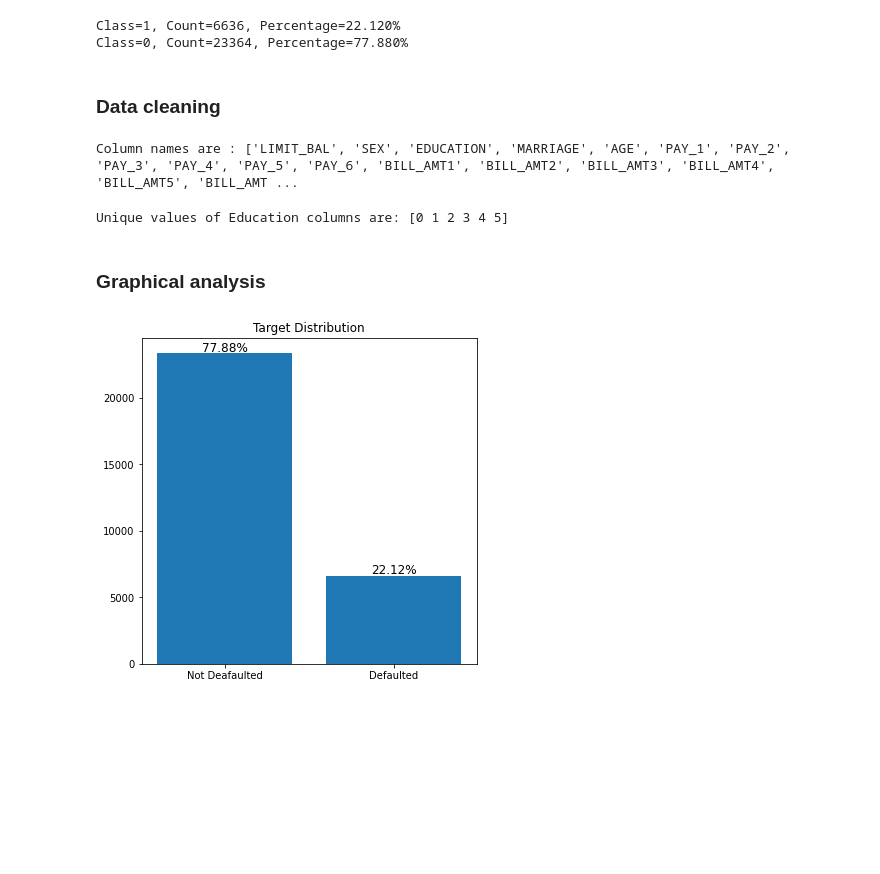
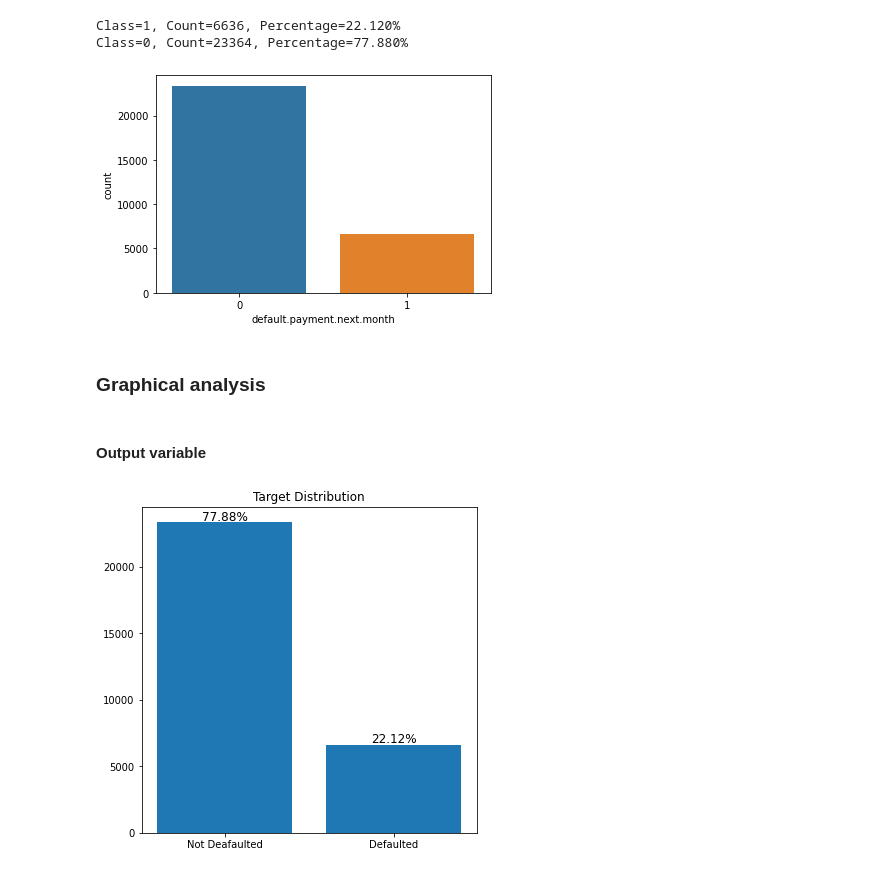
Before and after one commit to Bryan-Suelo/machine_learning, a Jupyter notebook: default_credit_card_clients/default_credit_card.ipynb, the cells around one changed output. Cells and saved outputs as stored; diff of their text form; code cells hidden in the pictures; blank space fills up the shorter version.

```diff
--- a/default_credit_card_clients/default_credit_card.ipynb
+++ b/default_credit_card_clients/default_credit_card.ipynb
@@ -164,5 +165,3 @@ for k,v in counter.items():
 # %% [output]
 Class=1, Count=6636, Percentage=22.120%
 Class=0, Count=23364, Percentage=77.880%
-# %% [markdown]
-### Data cleaning
@@ -176,18 +168,12 @@ cc_df = cc_df.rename(columns={'PAY_0': 'PAY_1'})
-# %%
-# Rename column default.payment.next.month to payment
-cc_df = cc_df.rename(columns={'default.payment.next.month': 'default'})
-print(f'Column names are :', list(cc_df.columns))
-# %% [output]
-Column names are : ['LIMIT_BAL', 'SEX', 'EDUCATION', 'MARRIAGE', 'AGE', 'PAY_1', 'PAY_2', 'PAY_3', 'PAY_4', 'PAY_5', 'PAY_6', 'BILL_AMT1', 'BILL_AMT2', 'BILL_AMT3', 'BILL_AMT4', 'BILL_AMT5', 'BILL_AMT ...
-# %%
-# From Data Description, that in column EDUCATION, 5 and 6 represents "unknown"
-#   Changing 6 to 5 to keep it under 1 category
-cc_df['EDUCATION'] = cc_df['EDUCATION'].replace(6,5)
-print(f'Unique values of Education columns are:',np.unique(cc_df['EDUCATION']))
-# %% [output]
-Unique values of Education columns are: [0 1 2 3 4 5]
+# %%
+sns.countplot(x='default.payment.next.month', data=cc_df)
+plt.show()
+# %% [output]
+[figure, added]
 # %% [markdown]
 ### Graphical analysis
+# %% [markdown]
+#### Output variable
 # %%
 # Percentage of people who have Defaulted and not defaulted
 target_count = cc_df.groupby('default').size().reset_index(name='counts')
```
Also changed, not shown: parts of 34 cells of this notebook.
